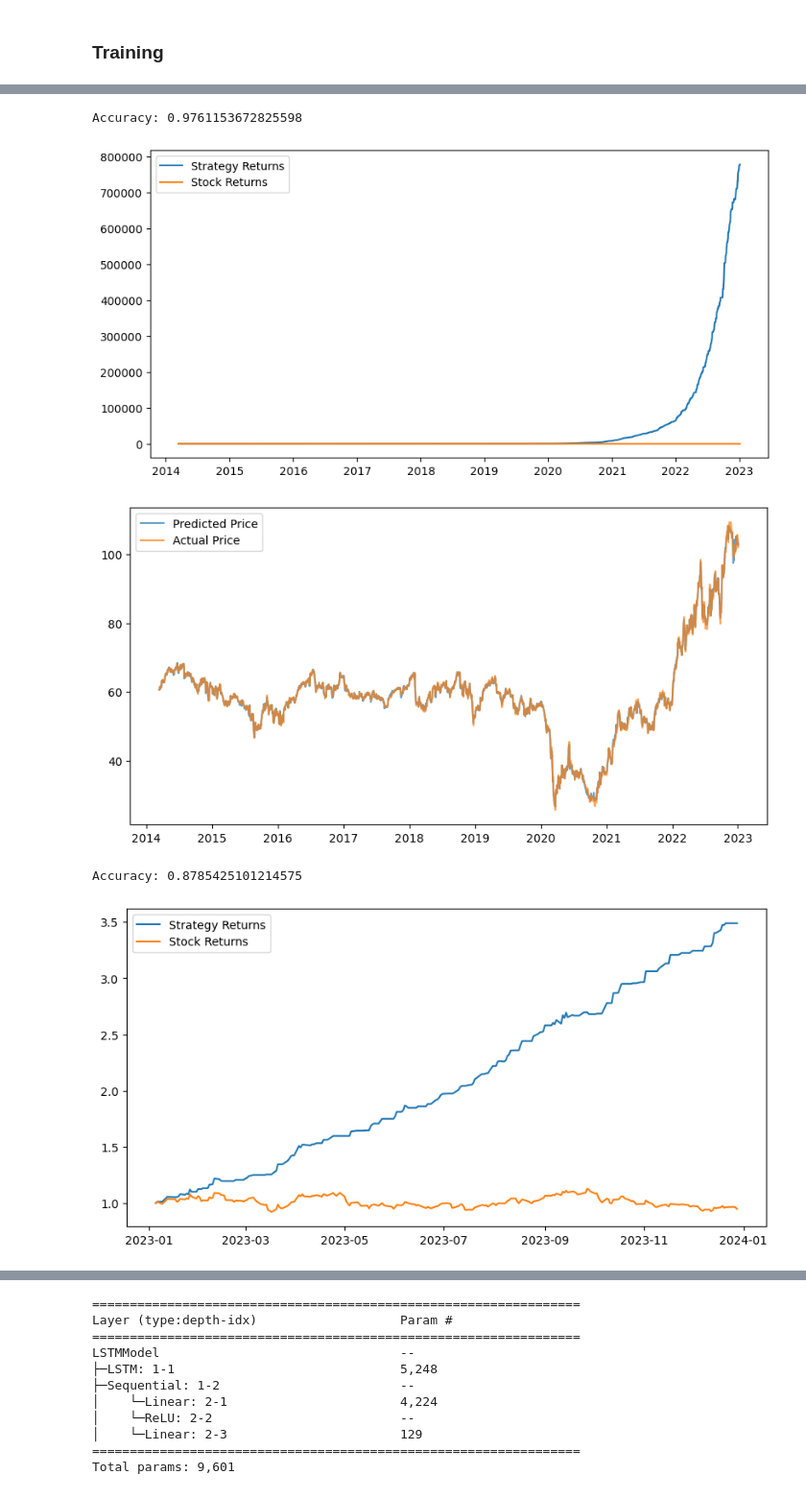
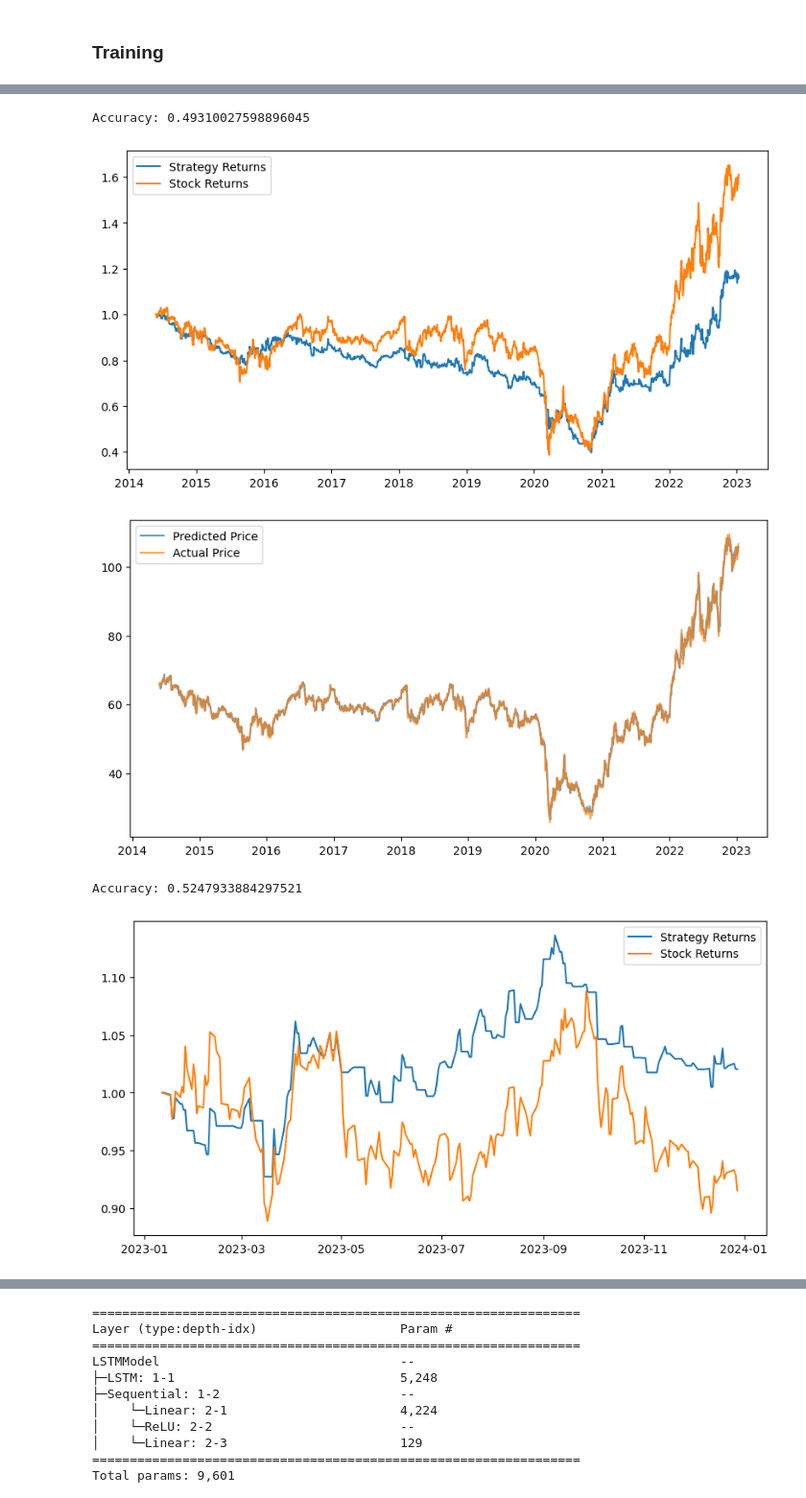
Before and after one commit to jjr2024/cs-451-quant-project, a Jupyter notebook: lstm_research.ipynb, the cells around one changed output, grey strips where cells are left out. Shown at 96% size. Cells and saved outputs as stored; diff of their text form; code cells hidden in the pictures.

```diff
--- a/lstm_research.ipynb
+++ b/lstm_research.ipynb
@@ -174,2 +187,7 @@ Target shape: torch.Size([6])
 # %% [markdown]
 ### Training
+# %%
+X_train_final, y_train_final = create_dataset(X_train_tensors, y_train_tensors, lookback=1)
+X_test_final, y_test_final = create_dataset(X_test_tensors, y_test_tensors, lookback=1)
+print("Training Shape", X_train_final.shape, y_train_final.shape)
+print("Testing Shape", X_test_final.shape, y_test_final.shape)
@@ -180,7 +201,7 @@ learning_rate = 0.001 # 0.001 lr
 input_size = X_train_final.shape[2] # number of features
 hidden_size = 32 # number of features in hidden state
 num_layers = 1 # number of stacked lstm layers
-batch_size = X_train_tensors.shape[0]
-window = 1
+batch_size = X_train_final.shape[0]
+lookback = 1
 
 num_classes = 1 #number of output classes
@@ -187,5 +216,5 @@ num_classes = 1 #number of output classes
 # %%
-lstm = LSTMModel(num_classes, input_size, hidden_size, num_layers, seq_length=window, batch_size=batch_size) #our lstm class
+lstm = LSTMModel(num_classes, input_size, hidden_size, num_layers, seq_length=lookback, batch_size=batch_size) #our lstm class
 # %%
 criterion = torch.nn.MSELoss()    # mean-squared error for regression
 optimizer = torch.optim.Adam(lstm.parameters(), lr=learning_rate) # ADAM optimizer
@@ -261,7 +305,7 @@ X_train = X_train.dropna()
 #X_train['Predicted_Price'] = data_predict
 X_train['Actual_Signal'] = (X_train['Returns'].shift(-1) > 0).astype(int) # actual signal, 1 if next-day returns > 0, 0 if next-day returns <= 0
 X_train['Predicted_Returns'] = X_train['Predicted_Price'].pct_change() # calculate returns of predicted stock price
-X_train['Predicted_Signal'] = (X_train['Predicted_Returns'].shift(-1) > 0).astype(int) # predicted signal based on predicted returns
+X_train['Predicted_Signal'] = (X_train['Predicted_Returns'] > 0).astype(int) # predicted signal based on predicted returns
 X_train['Strategy_Returns'] = X_train['Returns'] * X_train['Predicted_Signal'].shift(1) # strategy returns
 cumulative_strategy_returns = (X_train['Strategy_Returns'].fillna(0) + 1).cumprod()
 returns = X_train.loc[X_train.index, 'Returns']
@@ -275,20 +319,20 @@ plt.plot(cumulative_strategy_returns, label='Strategy Returns')
 plt.plot(cumulative_stock_returns, label='Stock Returns')
 plt.legend();
 # %% [output]
-Accuracy: 0.9761153672825598
+Accuracy: 0.49310027598896045
-[figure, old version]
+[figure, new version]
 # %%
 plt.figure(figsize=(10,5))
-plt.plot(X_train['Predicted_Price'], label='Predicted Price', alpha=0.7)
+plt.plot(X_train['Predicted_Price'].shift(1), label='Predicted Price', alpha=0.7)
 plt.plot(X_train['Close'], label='Actual Price', alpha=0.7)
 plt.legend();
 # %% [output]
-[figure, old version]
+[figure, new version]
 # %%
 test_predict = lstm(X_test_final).data.numpy()
 # %%
-test_predict = ss1.inverse_transform(test_predict)
-X_test = pd.DataFrame(ss.inverse_transform(X_test_ss), index=X_test_ss.index, columns=X_test_ss.columns)
+test_predict = ss2.inverse_transform(test_predict)
+X_test = pd.DataFrame(ss1.inverse_transform(X_test_ss), index=X_test_ss.index, columns=X_test_ss.columns)
 # %%
 predicted_price = pd.DataFrame(test_predict)
 predicted_price.columns = ['Predicted_Price']
@@ -300,27 +344,27 @@ X_test = X_test.dropna()
 # %%
 X_test['Actual_Signal'] = (X_test['Returns'].shift(-1) > 0).astype(int)
 #X_test['Predicted_Price'] = data_predict
 X_test['Predicted_Returns'] = X_test['Predicted_Price'].pct_change()
-X_test['Predicted_Signal'] = (X_test['Predicted_Returns'].shift(-1) > 0).astype(int)
+X_test['Predicted_Signal'] = (X_test['Predicted_Returns'] > 0).astype(int)
 X_test['Strategy_Returns'] = X_test['Returns'] * X_test['Predicted_Signal'].shift(1)
 cumulative_strategy_returns = (X_test['Strategy_Returns'].fillna(0) + 1).cumprod()
 returns = X_test.loc[X_test.index, 'Returns']
 returns.iloc[0] = 0
 cumulative_stock_returns = (returns + 1).cumprod()
 accuracy = (X_test['Actual_Signal'] == X_test['Predicted_Signal']).mean()
 print(f'Accuracy: {accuracy}')
 # Calculate cumulative returns for the market
 #market_data['Returns'] = market_data['Close'].pct_change()
 #cumulative_market_returns = (market_data['Returns'].fillna(0) + 1).cumprod()
 
 plt.figure(figsize=(10,5))
 
 plt.plot(cumulative_strategy_returns, label='Strategy Returns')
 #plt.plot(cumulative_market_returns, label='Market Returns')
 plt.plot(cumulative_stock_returns, label='Stock Returns')
 plt.legend();
 # %% [output]
-Accuracy: 0.8785425101214575
+Accuracy: 0.5247933884297521
-[figure, old version]
+[figure, new version]
 # %%
 plt.figure(figsize=(10,5))
```
Also changed, not shown: parts of 25 cells of this notebook, 3 other files.
